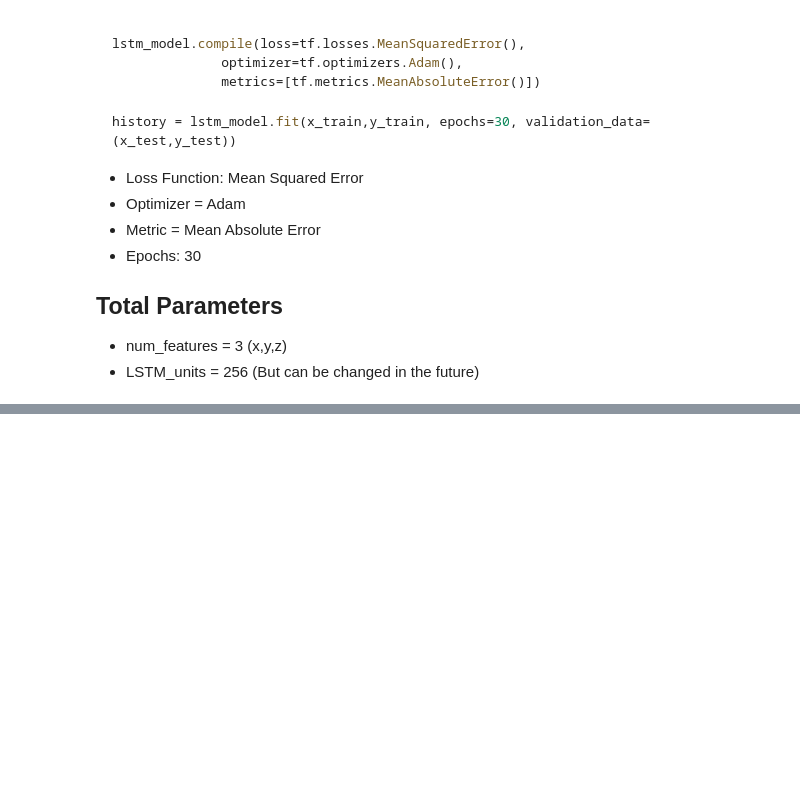
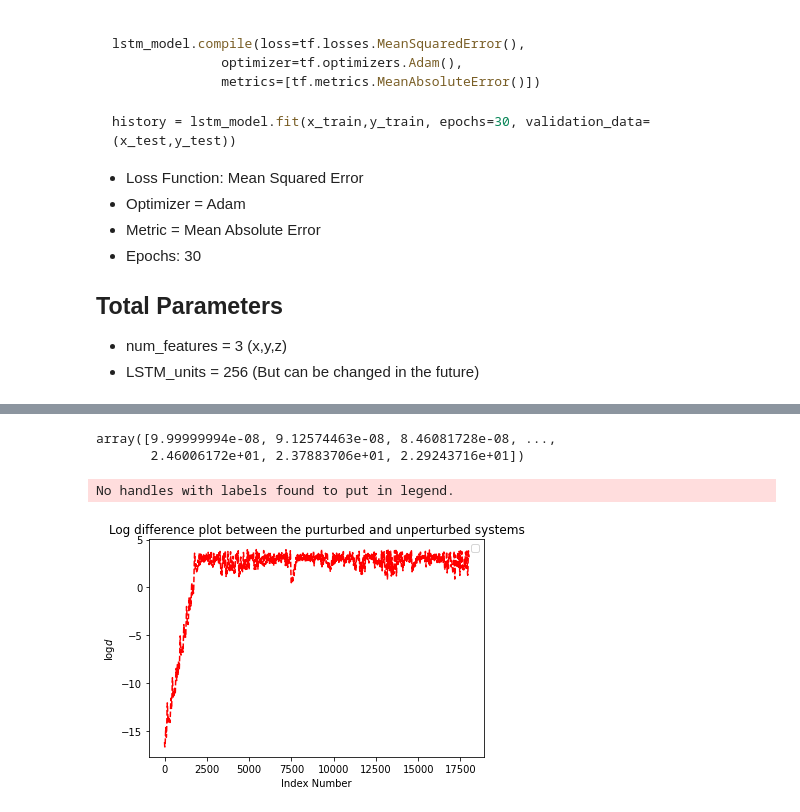
Before and after one commit to SheilKumar/DynamicSystemRNNs, a Jupyter notebook: DynamicSystems.ipynb, the cells around one changed output, grey strips where cells are left out. Saved outputs shown, nothing was run; the diff lists cells and outputs as text; code cells hidden in the pictures; blank space fills up the shorter version.

```diff
--- a/DynamicSystems.ipynb
+++ b/DynamicSystems.ipynb
@@ -553,0 +585,23 @@ test = close_loop(states,loops,lstm_model,init_state,400)
+# %%
+state0 = [1.0, 1.0, 1.0]
+t_initial = np.arange(0.0, 20.0, 0.01)
+t_final = np.arange(20,200,0.01)
+initial_states = odeint(f,state0,t_initial)
+unperturbed_states = odeint(f,initial_states[-1],t_final)
+perturbed_states = odeint(f,initial_states[-1]+[1e-7,0,0],t_final)
+# %%
+difference= np.linalg.norm(unperturbed_states-perturbed_states, axis=1)
+difference
+# %% [output]
+array([9.99999994e-08, 9.12574463e-08, 8.46081728e-08, ...,
+       2.46006172e+01, 2.37883706e+01, 2.29243716e+01])
+# %%
+plt.plot(np.log(difference),'r--')
+plt.xlabel('Index Number')
+plt.ylabel('$\log{d}$')
+plt.title('Log difference plot between the purturbed and unperturbed systems')
+plt.legend()
+plt.show()
+# %% [output]
+No handles with labels found to put in legend.
+[figure, added]
```
Also changed, not shown: parts of 9 cells of this notebook, 2 other files.
